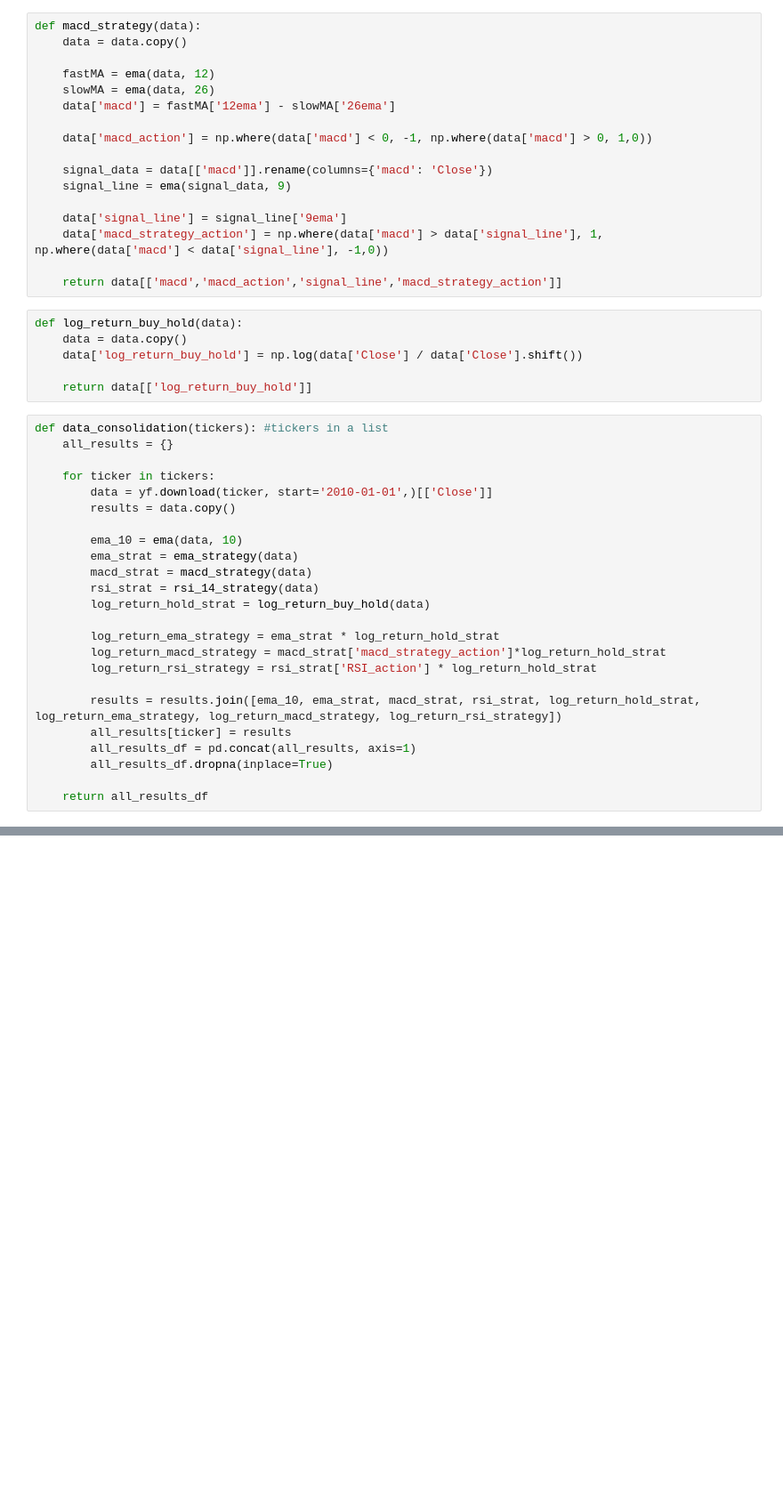
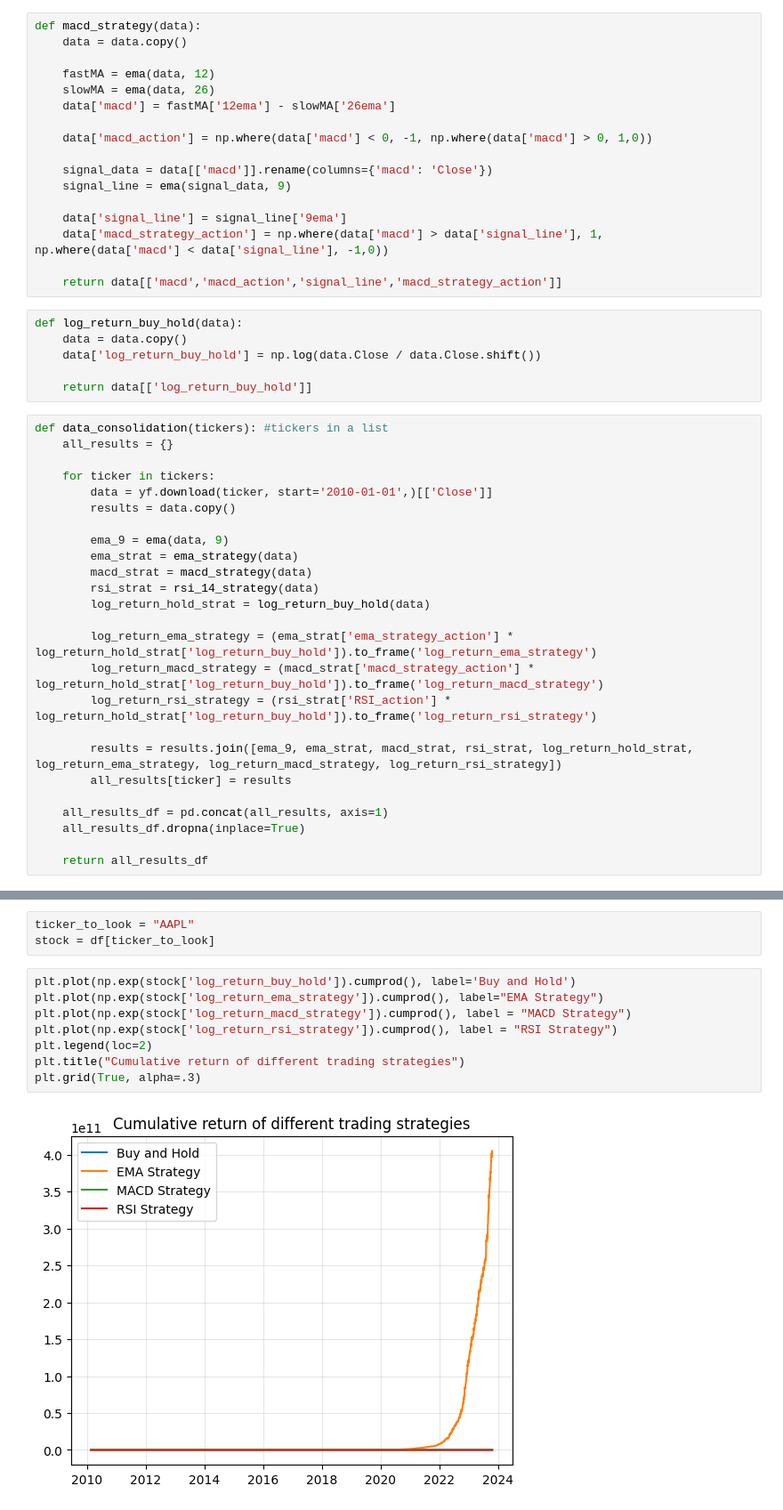
Before and after one commit to siruiliu-code/trading_technicals, a Jupyter notebook: Indicators.ipynb, the cells around one changed output, grey strips where cells are left out. Shown at 89% size. Cells and saved outputs as stored; diff of their text form; blank space fills up the shorter version.

Commit message:
Graph v2

```diff
--- a/Indicators.ipynb
+++ b/Indicators.ipynb
@@ -84,7 +87,7 @@ def macd_strategy(data):
 # %%
 def log_return_buy_hold(data):
     data = data.copy()
-    data['log_return_buy_hold'] = np.log(data['Close'] / data['Close'].shift())
+    data['log_return_buy_hold'] = np.log(data.Close / data.Close.shift())
 
     return data[['log_return_buy_hold']]
 # %%
@@ -95,20 +98,21 @@ def data_consolidation(tickers): #tickers in a list
         data = yf.download(ticker, start='2010-01-01',)[['Close']]
         results = data.copy()
 
-        ema_10 = ema(data, 10)
+        ema_9 = ema(data, 9)
         ema_strat = ema_strategy(data)
         macd_strat = macd_strategy(data)
         rsi_strat = rsi_14_strategy(data)
         log_return_hold_strat = log_return_buy_hold(data)
 
-        log_return_ema_strategy = ema_strat * log_return_hold_strat
-        log_return_macd_strategy = macd_strat['macd_strategy_action']*log_return_hold_strat
-        log_return_rsi_strategy = rsi_strat['RSI_action'] * log_return_hold_strat
+        log_return_ema_strategy = (ema_strat['ema_strategy_action'] * log_return_hold_strat['log_return_buy_hold']).to_frame('log_return_ema_strategy')
+        log_return_macd_strategy = (macd_strat['macd_strategy_action'] * log_return_hold_strat['log_return_buy_hold']).to_frame('log_return_macd_strategy')
+        log_return_rsi_strategy = (rsi_strat['RSI_action'] * log_return_hold_strat['log_return_buy_hold']).to_frame('log_return_rsi_strategy')
 
-        results = results.join([ema_10, ema_strat, macd_strat, rsi_strat, log_return_hold_strat, log_return_ema_strategy, log_return_macd_strategy, log_return_rsi_strategy])
+        results = results.join([ema_9, ema_strat, macd_strat, rsi_strat, log_return_hold_strat, log_return_ema_strategy, log_return_macd_strategy, log_return_rsi_strategy])
         all_results[ticker] = results
-        all_results_df = pd.concat(all_results, axis=1)
-        all_results_df.dropna(inplace=True)
+
+    all_results_df = pd.concat(all_results, axis=1)
+    all_results_df.dropna(inplace=True)
 
     return all_results_df
 # %%
@@ -141,0 +128,13 @@ df
+# %%
+ticker_to_look = "AAPL"
+stock = df[ticker_to_look]
+# %%
+plt.plot(np.exp(stock['log_return_buy_hold']).cumprod(), label='Buy and Hold')
+plt.plot(np.exp(stock['log_return_ema_strategy']).cumprod(), label="EMA Strategy")
+plt.plot(np.exp(stock['log_return_macd_strategy']).cumprod(), label = "MACD Strategy")
+plt.plot(np.exp(stock['log_return_rsi_strategy']).cumprod(), label = "RSI Strategy")
+plt.legend(loc=2)
+plt.title("Cumulative return of different trading strategies")
+plt.grid(True, alpha=.3)
+# %% [output]
+[figure, added]
```
Also changed, not shown: parts of 3 cells of this notebook.
